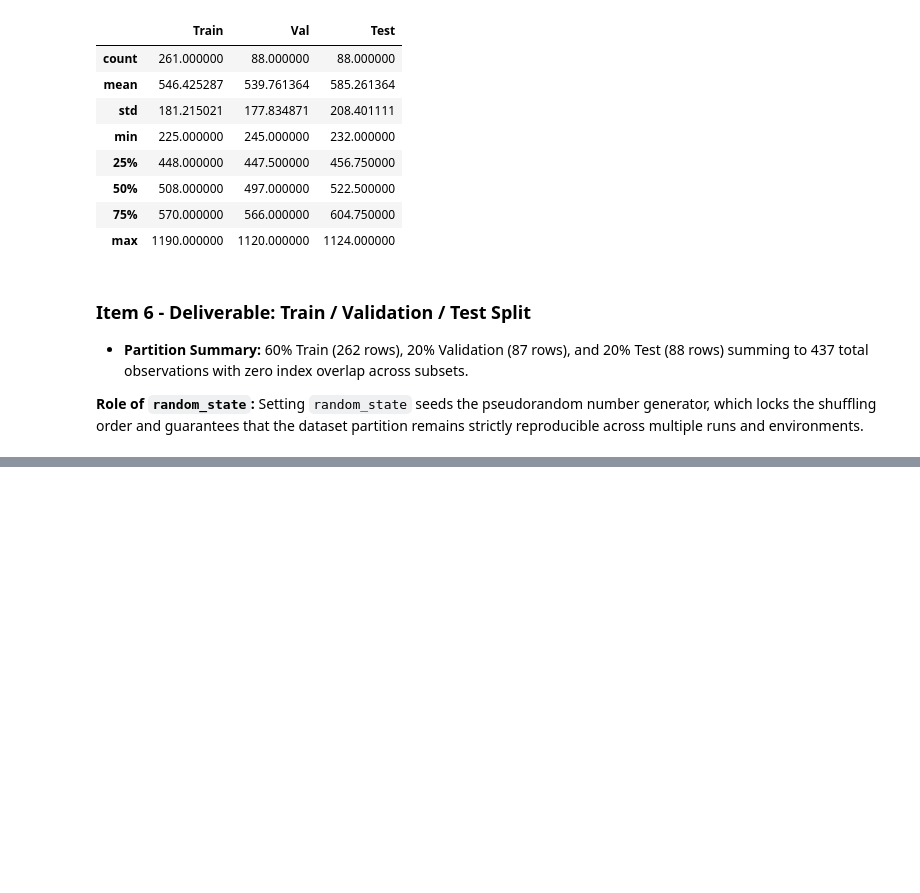
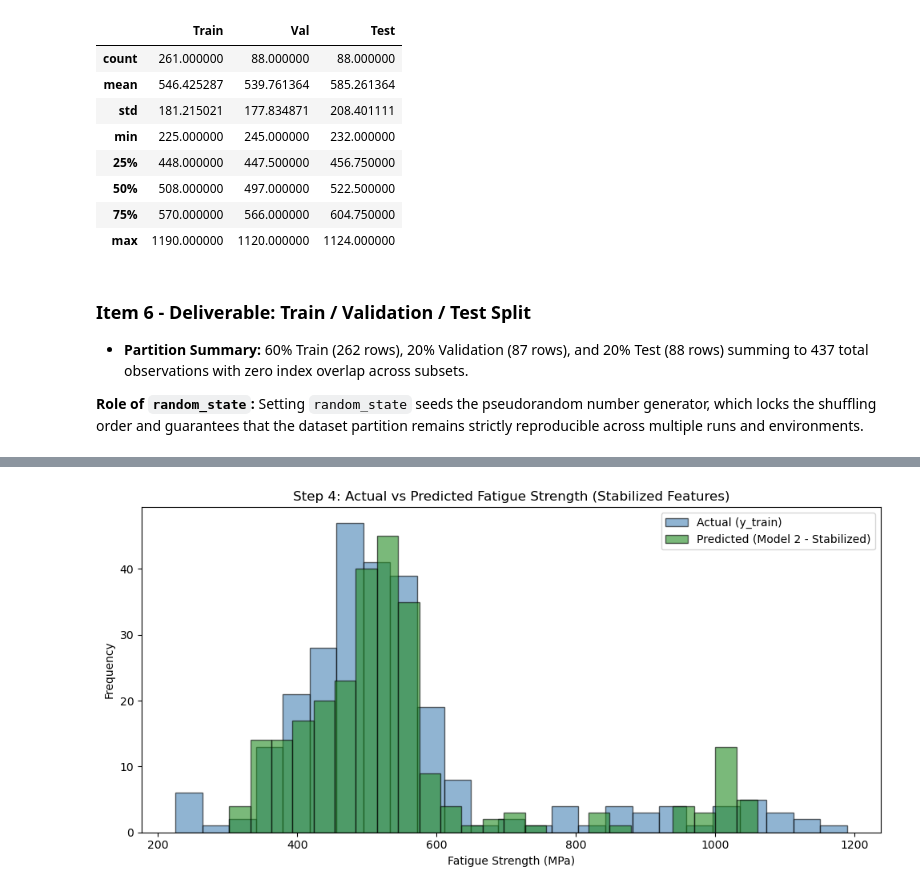
Before and after one commit to NecatBerkMeral/ME405HW1, a Jupyter notebook: ME405 HW1.ipynb, the cells around one changed output, grey strips where cells are left out. Saved outputs shown, nothing was run; the diff lists cells and outputs as text; code cells hidden in the pictures; blank space fills up the shorter version.

```diff
--- a/ME405 HW1.ipynb
+++ b/ME405 HW1.ipynb
@@ -470,0 +526,16 @@ warning: in the working copy of 'ME405 HW1.ipynb', LF will be replaced by CRLF t
+# %%
+y_pred_train2 = w_0_v2 + X_train[features_v2].dot(w_v2)
+
+plt.figure(figsize=(10, 5))
+
+plt.hist(y_train,bins=25,alpha=0.6,label="Actual (y_train)",color="steelblue",edgecolor="black",)
+plt.hist(y_pred_train2,bins=25,alpha=0.6,label="Predicted (Model 2 - Stabilized)",color="forestgreen",edgecolor="black",)
+
+plt.xlabel("Fatigue Strength (MPa)")
+plt.ylabel("Frequency")
+plt.title("Step 4: Actual vs Predicted Fatigue Strength (Stabilized Features)")
+plt.legend()
+plt.tight_layout()
+plt.show()
+# %% [output]
+[figure, added]
```
Also changed, not shown: parts of 7 cells of this notebook.
